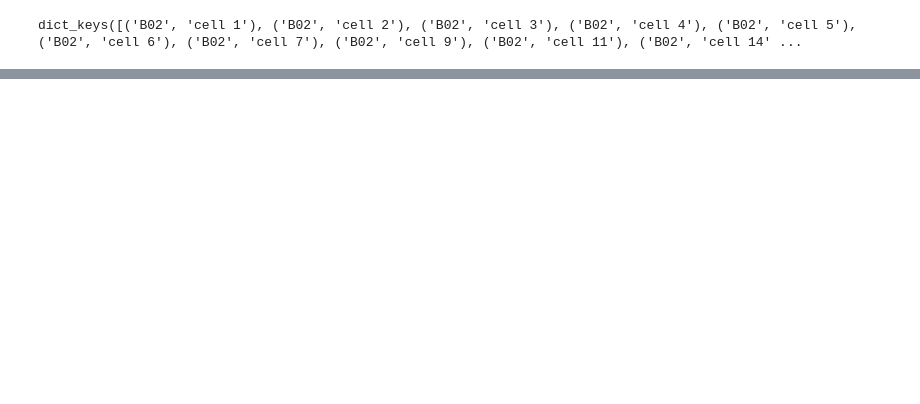
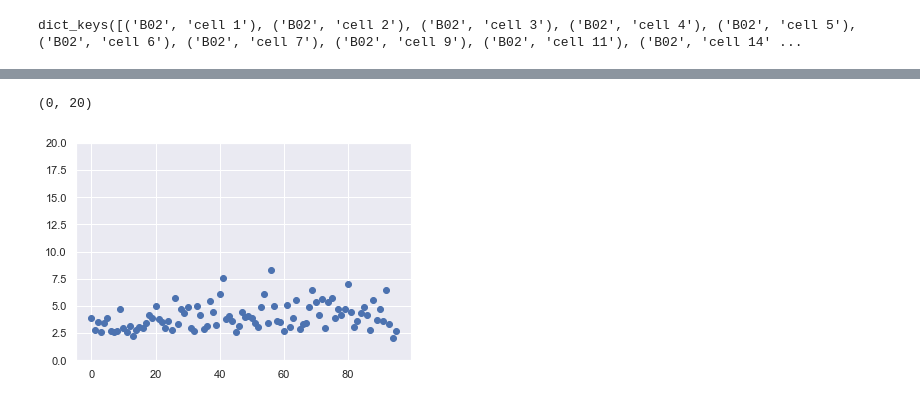
Before and after one commit to in-tension/apple_pie, a Jupyter notebook: ap_jupyter/pandas1.ipynb, the cells around one changed output, grey strips where cells are left out. Cells and saved outputs as stored; diff of their text form; code cells hidden in the pictures; blank space fills up the shorter version.

```diff
--- a/ap_jupyter/pandas1.ipynb
+++ b/ap_jupyter/pandas1.ipynb
@@ -191,0 +60,2 @@ cdf3.plot(kind='line')
+# %%
+cdf = cdf.sort_index(axis=1)
@@ -191,0 +98,2 @@ cdf3.plot(kind='line')
+# %%
+cdf_stats = cdf.apply(pd.DataFrame.describe, axis=1)
@@ -191,0 +109,7 @@ cdf3.plot(kind='line')
+# %%
+plt.scatter(x=cdf_stats.index,y=cdf_stats['50%'])
+ax = plt.gca()
+ax.set_ylim(0,20)
+# %% [output]
+(0, 20)
+[figure, added]
```
Also changed, not shown: parts of 47 cells of this notebook, 8 other files.
